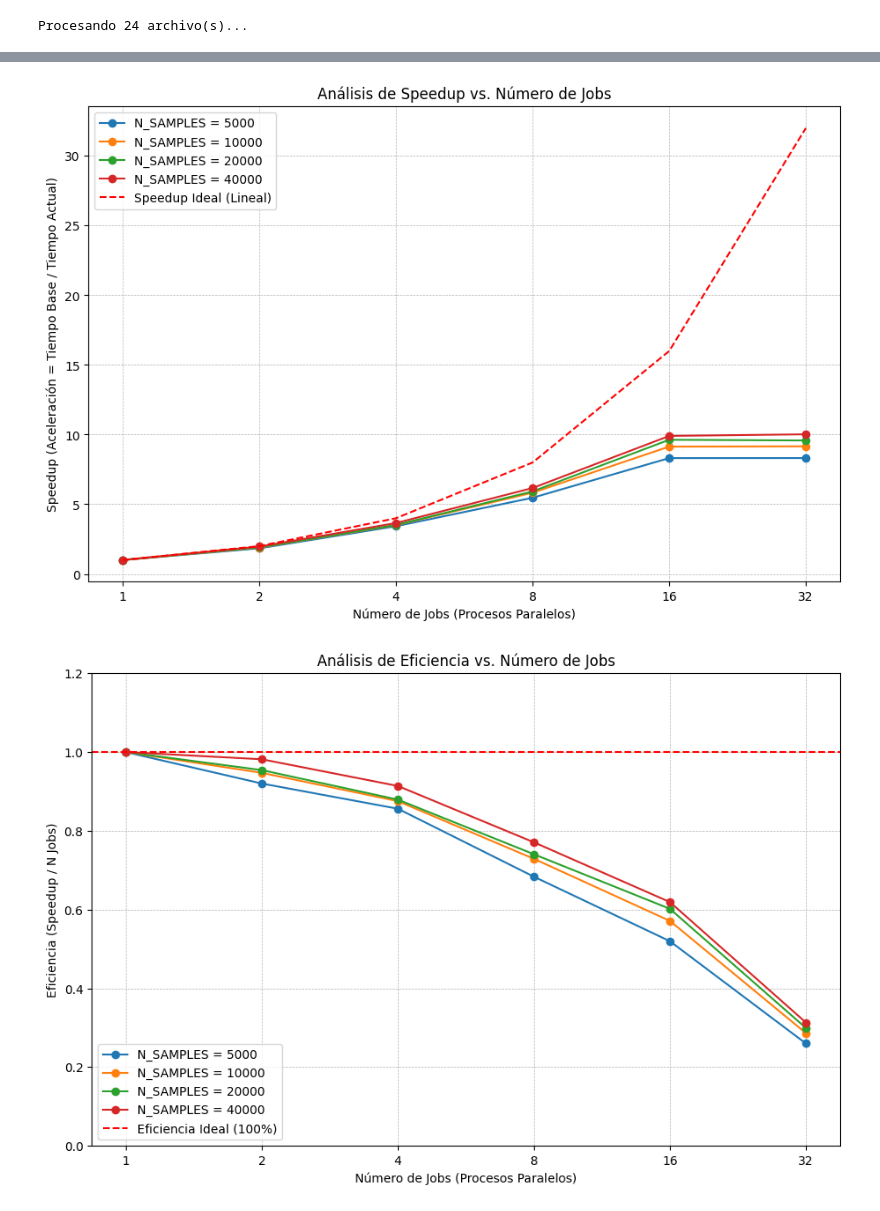
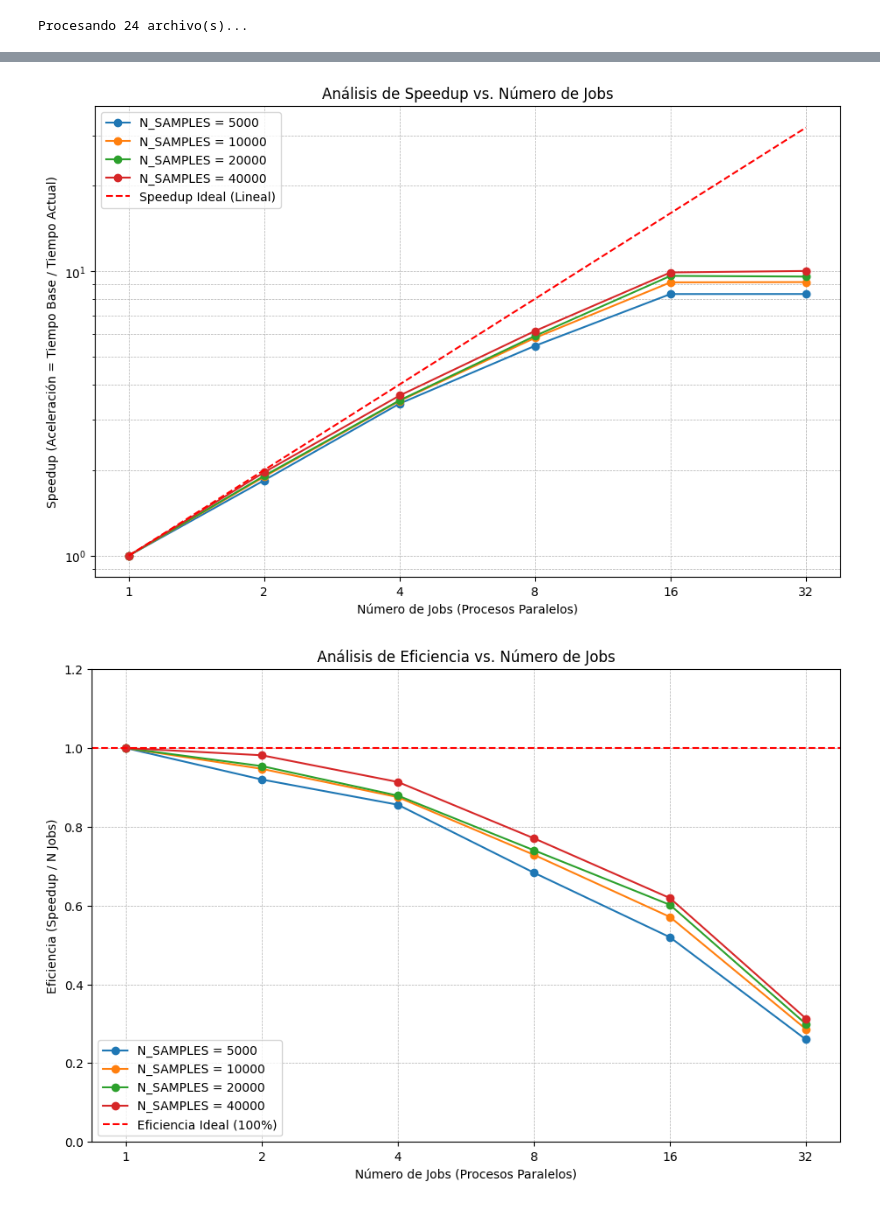
Before and after one commit to s110/Maestria, a Jupyter notebook: 4_hpc/codigo/5_EC01/analytics_new_graph.ipynb, the cells around one changed output, grey strips where cells are left out. Saved outputs shown, nothing was run; the diff lists cells and outputs as text; code cells hidden in the pictures.

```diff
--- a/4_hpc/codigo/5_EC01/analytics_new_graph.ipynb
+++ b/4_hpc/codigo/5_EC01/analytics_new_graph.ipynb
@@ -159,34 +159,35 @@ for n_samp in valores_n_samples:
 # --- ESTILIZACIÓN DE LA GRÁFICA (adaptado de tu ejemplo) ---
 
 # 5. Añadimos una línea de "Speedup Ideal" para comparar
 # El speedup ideal es lineal (si duplicas los procesadores, duplicas la velocidad)
 todos_los_n_jobs = df_grafico.get_column("n_jobs").unique().sort()
 plt.plot(
     todos_los_n_jobs,
     todos_los_n_jobs,
     linestyle='--',
     color='red',
     label='Speedup Ideal (Lineal)'
 )
 
 # 6. Configuramos etiquetas y título
 plt.xlabel("Número de Jobs (Procesos Paralelos)")
 plt.ylabel("Speedup (Aceleración = Tiempo Base / Tiempo Actual)")
 plt.title("Análisis de Speedup vs. Número de Jobs")
 
 # 7. Configuramos el eje X en escala logarítmica base 2
 # Esto es ideal cuando tus jobs son potencias de 2 (1, 2, 4, 8...)
 plt.xscale("log", base=2)
+plt.yscale("log")
 plt.xticks(todos_los_n_jobs, todos_los_n_jobs) # Mostramos los ticks en el eje X
 
 # 8. Añadimos leyenda y cuadrícula
 plt.legend()
 plt.grid(True, which="both", ls="--", lw=0.5)
 
 # 9. Mostramos la gráfica
 plt.show()
 # %% [output]
-[figure, old version]
+[figure, new version]
 # %%
 plt.figure(figsize=(11, 7))
 
```
Also changed, not shown: parts of 2 cells of this notebook, 1 other file.
